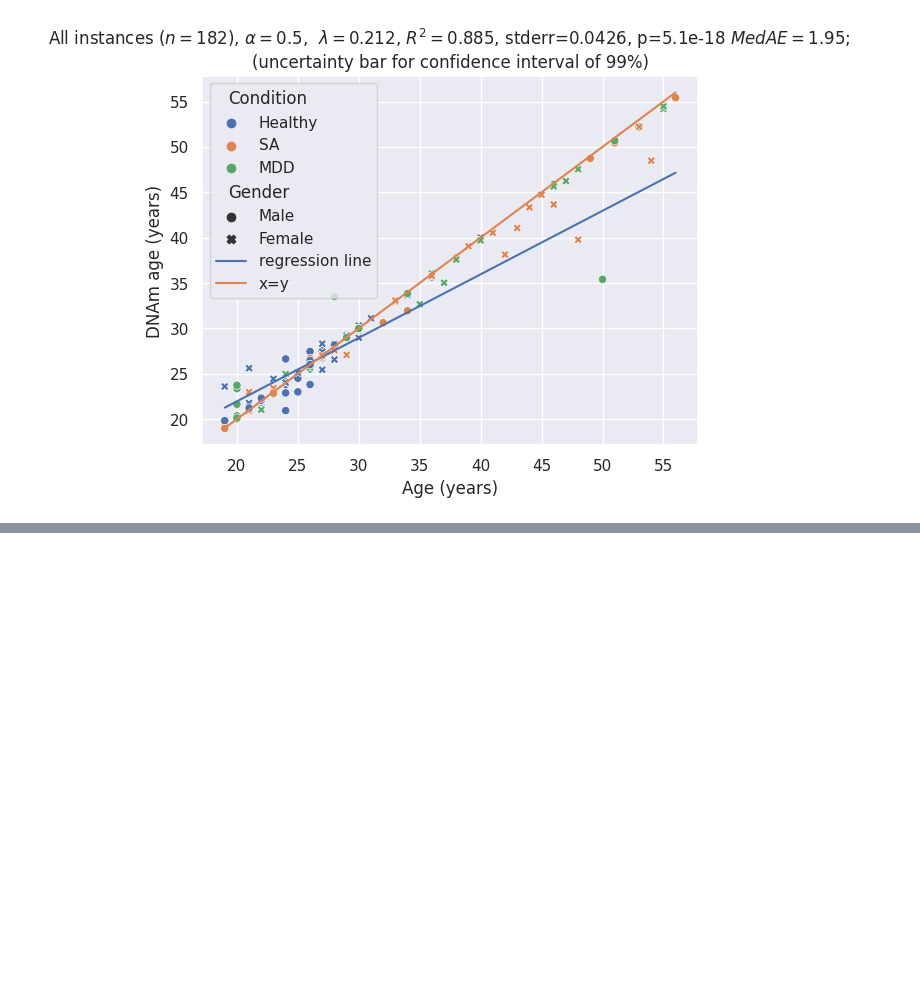
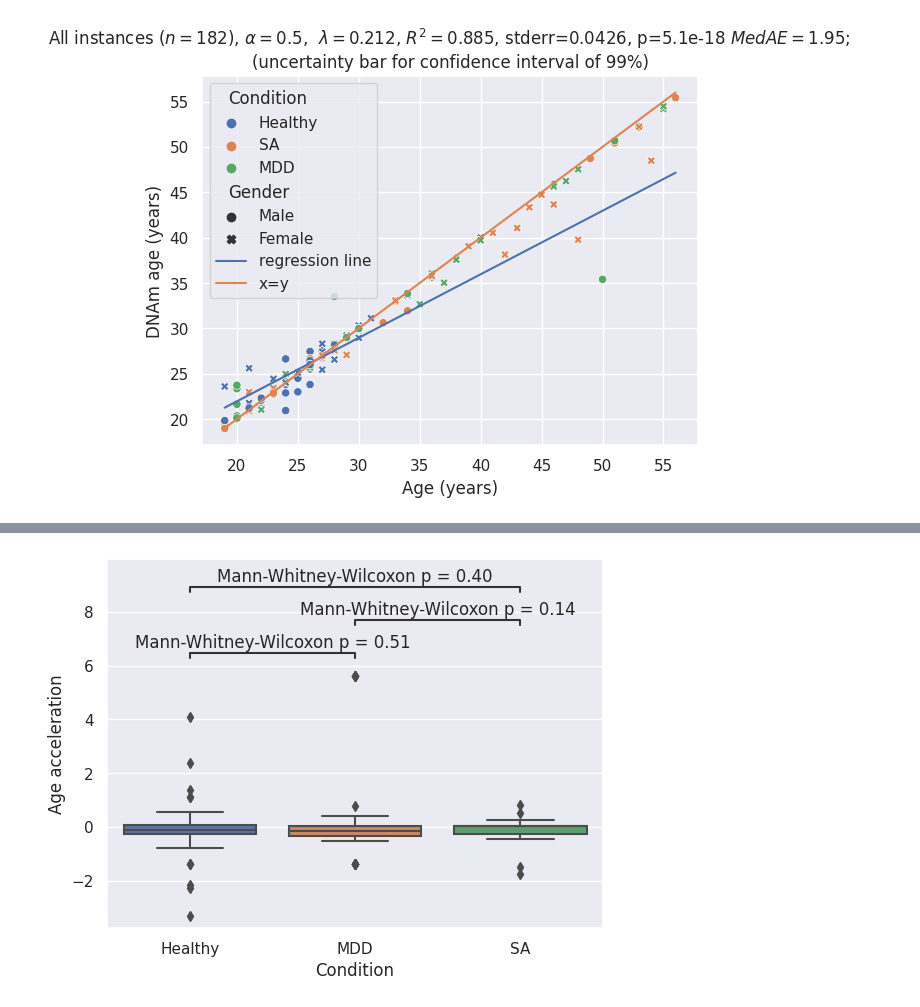
Before and after one commit to szazo/epigenetic-clock, a Jupyter notebook: assignment2_rrbs.ipynb, the cells around one changed output, grey strips where cells are left out. Saved outputs shown, nothing was run; the diff lists cells and outputs as text; code cells hidden in the pictures; blank space fills up the shorter version.

```diff
--- a/assignment2_rrbs.ipynb
+++ b/assignment2_rrbs.ipynb
@@ -277,0 +274,95 @@ clock_trainer.plot_linear_regression_result(
+# %%
+from IPython.display import display
+# match
+
+#print(healthy_group, type(healthy_group))
+
+#healthy_group.sort_values('age')
+
+healthy_mdd_merged = pd.merge_asof(healthy_group.rename(columns={'age':'age_healthy'}).sort_values('age_healthy'), mdd_group.rename(columns={'age':'age_mdd'}).sort_values('age_mdd'),
+                                   right_on='age_mdd', left_on='age_healthy',
+                                   suffixes=('_healthy', '_mdd'), direction='nearest', tolerance=0)
+
+healthy_mdd_merged = healthy_mdd_merged.dropna()
+#alma = pd.DataFrame()
+#alma['age'] = healthy_mdd_merged['age']
+#alma['age_acceleration_healthy'] = healthy_mdd_merged['age_acceleration_healthy']
+#healthy_mdd_merged = healthy_mdd_merged.reset_index(drop=True)
+
+
+healthy_mdd_sa_merged = pd.merge_asof(left=healthy_mdd_merged.sort_values('age_healthy'), right=sa_group.rename(columns={'age':'age_sa', 'delta_age':'delta_age_sa', 'age_acceleration': 'age_acceleration_sa'}) .sort_values('age_sa'),
+                                   right_on='age_sa', left_on='age_healthy',
+                                    direction='nearest', tolerance=0)
+
+healthy_mdd_sa_merged = healthy_mdd_sa_merged[['age_healthy', 'age_mdd', 'age_sa',
+                                               'delta_age_healthy', 'delta_age_mdd', 'delta_age_sa',
+                                              'age_acceleration_healthy', 'age_acceleration_mdd', 'age_acceleration_sa']]
+healthy_mdd_sa_merged = healthy_mdd_sa_merged.dropna()
+#print('healthy_mdd_merged')
+#with pd.option_context('display.max_rows', None, ):
+#    display(healthy_mdd_merged)
+
+controlled_dfs = []
+
+class_names = ['Healthy', 'MDD', 'SA']
+for i, cls in enumerate(['healthy', 'mdd', 'sa']):
+    controlled_df = healthy_mdd_sa_merged[[f'age_{cls}', f'delta_age_{cls}', f'age_acceleration_{cls}']]
+    controlled_df = controlled_df.assign(Condition=class_names[i])
+    controlled_df = controlled_df.rename(columns={f'age_{cls}': 'age', f'delta_age_{cls}': 'delta_age', f'age_acceleration_{cls}': 'age_acceleration'})
+    controlled_dfs.append(controlled_df)
+
+merged_controlled_dfs = pd.concat(controlled_dfs)
+
+#controlled_healthy_df = healthy_mdd_sa_merged[['age_healthy', 'delta_age_healthy', 'age_acceleration_healthy']]
+#controlled_healthy_df = controlled_healthy_df.assign(Condition='Healthy')
+
+#controlled_mdd_df = healthy_mdd_sa_merged[['age_mdd', 'delta_age_mdd', 'age_acceleration_mdd']]
+#controlled_mdd_df = controlled_mdd_df.assign(Condition= 'MDD')
+
+#controlled_sa_df = healthy_mdd_sa_merged[['age_sa', 'delta_age_sa', 'age_acceleration_sa']]
+#controlled_sa_df = controlled_sa_df.assign(Condition= 'SA')
+
+
+print('healthy_mdd_sa_merged')
+with pd.option_context('display.max_rows', None, ):
+    display(merged_controlled_dfs)
+
+#print(type(healthy_mdd_merged))
+
+order = ['Healthy', 'MDD', 'SA']
+fig, ax = plt.subplots()
+
+plotting_parameters = {
+    'x': merged_controlled_dfs['Condition'],
+    'y': merged_controlled_dfs['age_acceleration'],
+    'order': order
+}
+
+sns.boxplot(ax=ax, **plotting_parameters)
+
+condition_groupby = merged_controlled_dfs.groupby('Condition')
+healthy_group = condition_groupby.get_group('Healthy')
+mdd_group = condition_groupby.get_group('MDD')
+sa_group = condition_groupby.get_group('SA')
+
+healthy_vs_mdd = scipystats.mannwhitneyu(healthy_group['age_acceleration'], mdd_group['age_acceleration'])
+healthy_vs_sa = scipystats.mannwhitneyu(healthy_group['age_acceleration'], sa_group['age_acceleration'])
+mdd_vs_sa = scipystats.mannwhitneyu(mdd_group['age_acceleration'], sa_group['age_acceleration'])
+print('healthy_vs_mdd', healthy_vs_mdd)
+print('healthy_vs_sa', healthy_vs_sa)
+print('mdd_vs_sa', mdd_vs_sa)
+
+
+annotator = Annotator(ax, pairs, **plotting_parameters)
+#annotator.set_custom_annotations(['1', '2', '3'])
+annotator.configure(text_format="simple", test_short_name='Mann-Whitney-Wilcoxon')
+annotator.set_pvalues([healthy_vs_mdd.pvalue, healthy_vs_sa.pvalue, mdd_vs_sa.pvalue])
+annotator.annotate()
+ax.set_ylabel('Age acceleration')
+plt.show()
+
+
+#healthy_group = condition_groupby.get_group('Healthy')
+#mdd_group = condition_groupby.get_group('MDD')
+#sa_group = condition_groupby.get_group('SA')
+# %% [output]
@@ -277,0 +393 @@ clock_trainer.plot_linear_regression_result(
+[figure, added]
```
Also changed, not shown: parts of 4 cells of this notebook.
